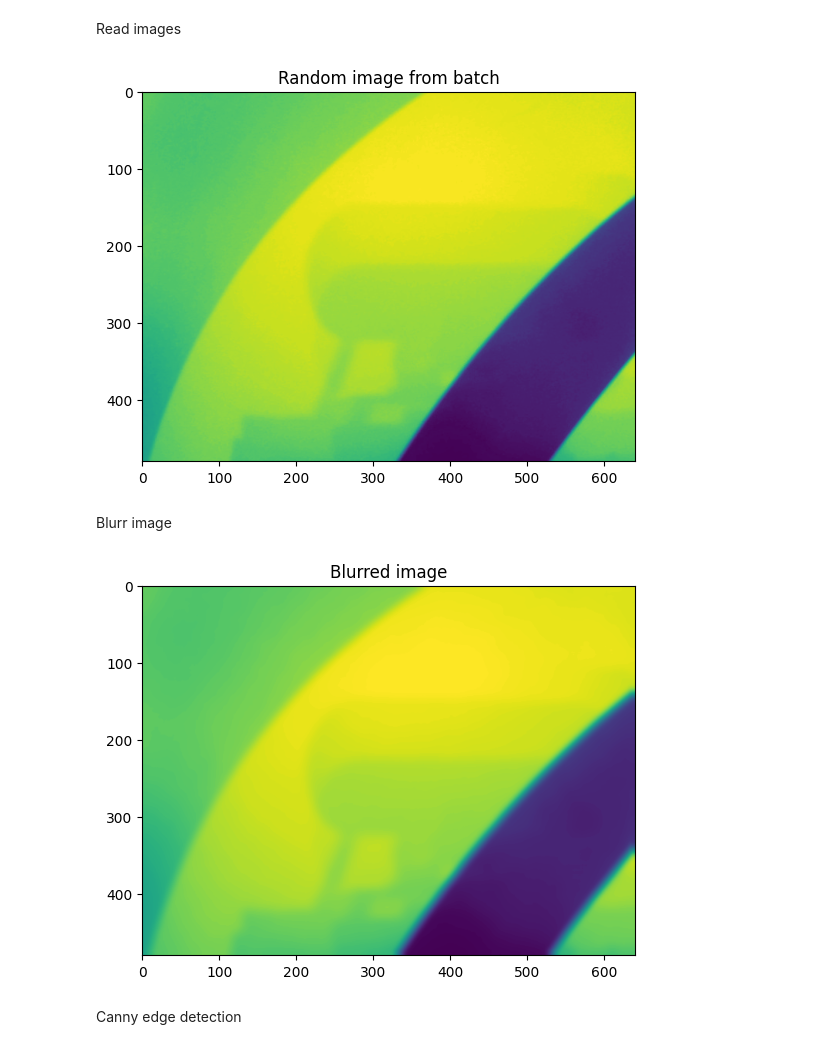
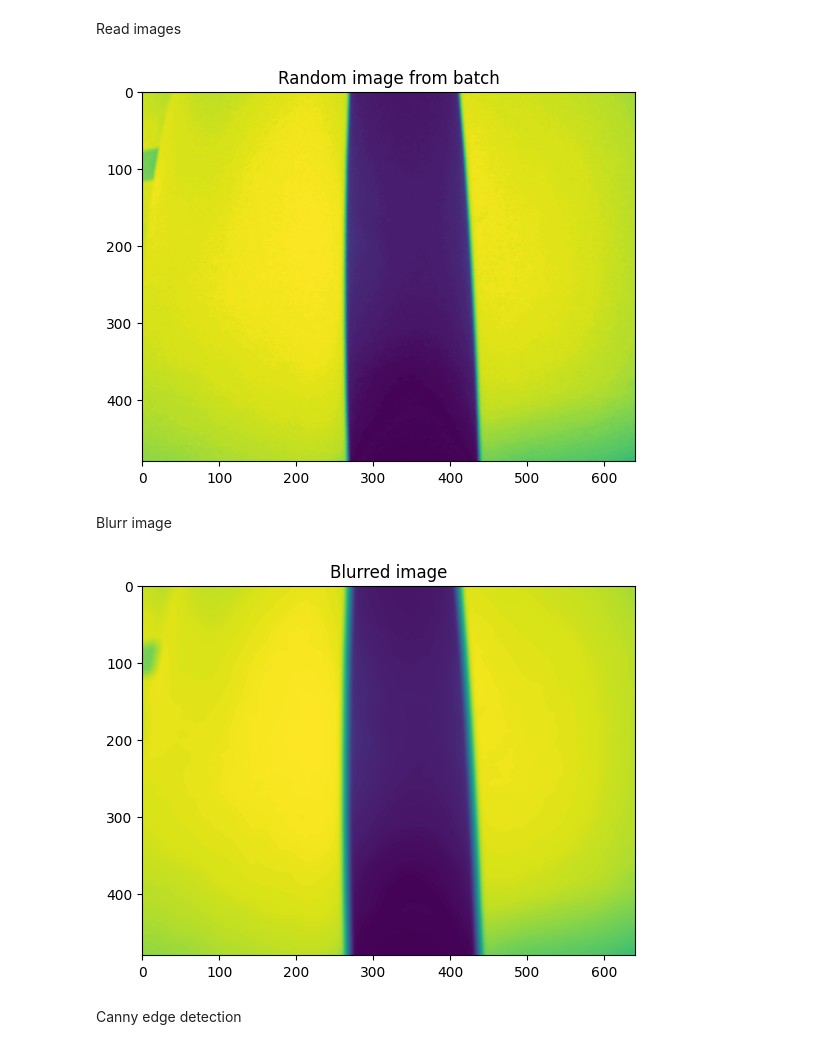
Before and after one commit to SKN-SEP/VisionLineBot, a Jupyter notebook: notebooks/hough.ipynb, the cells around one changed output. Drawn from its saved outputs; the diff is of its cells as text; code cells hidden in the pictures.

Commit message:
Analyzed second batch

```diff
--- a/notebooks/hough.ipynb
+++ b/notebooks/hough.ipynb
@@ -13,17 +13,17 @@ import os
 Read images
 # %%
 imgs = []
-for filename in os.listdir("./images/batch01"):
-    imgs.append(cv.imread(f"./images/batch01/{filename}", cv.IMREAD_GRAYSCALE))
+for filename in os.listdir("./images/batch02"):
+    imgs.append(cv.imread(f"./images/batch02/{filename}", cv.IMREAD_GRAYSCALE))
 
 imgs = np.array(imgs)
 # %%
-random_img = random.choice(imgs)
+random_img = np.copy(random.choice(imgs))
 plt.imshow(random_img)
 plt.title("Random image from batch")
 plt.show()
 # %% [output]
-[figure, old version]
+[figure, new version]
 # %% [markdown]
 Blurr image
 # %%
@@ -33,7 +33,7 @@ plt.imshow(blurred_img)
 plt.title("Blurred image")
 plt.show()
 # %% [output]
-[figure, old version]
+[figure, new version]
 # %% [markdown]
 Canny edge detection
 # %%
```
Also changed, not shown: parts of 5 cells of this notebook, 37 other files.
